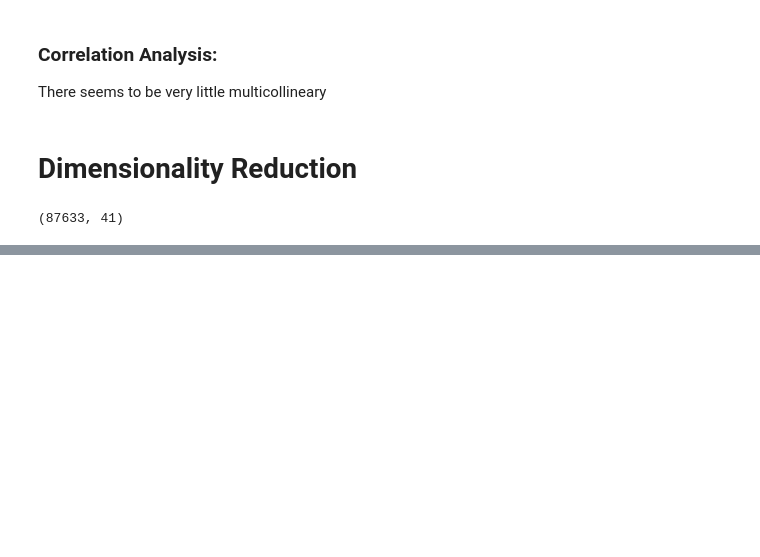
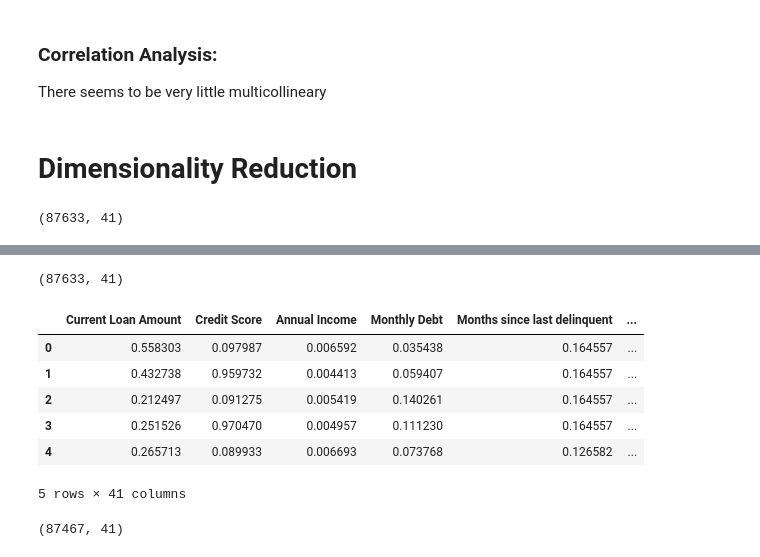
Before and after one commit to LaurentStar/Bank-Loans, a Jupyter notebook: EDA-prt2.ipynb, the cells around one changed output, grey strips where cells are left out. Drawn from its saved outputs; the diff is of its cells as text; code cells hidden in the pictures; blank space fills up the shorter version.

```diff
--- a/EDA-prt2.ipynb
+++ b/EDA-prt2.ipynb
@@ -511,0 +534,4 @@ standard_scaler = StandardScaler()
+# %%
+# Normalizing float64 columns
+org_col = bank_df.select_dtypes(include="float64")  # Selecting float columns
+cat_col = bank_df.select_dtypes(exclude="float64")  # Selection uint8 columns
@@ -512,2 +554,20 @@ standard_scaler = StandardScaler()
+# %%
+bank_df.shape
+# %% [output]
+(87633, 41)
+# %%
+bank_df_rescaled.head()
+# %% [output]
+|  | Current Loan Amount | Credit Score | Annual Income | Monthly Debt | Months since last delinquent | ... |
+| 0 | 0.558303 | 0.097987 | 0.006592 | 0.035438 | 0.164557 | ... |
+| 1 | 0.432738 | 0.959732 | 0.004413 | 0.059407 | 0.164557 | ... |
+| 2 | 0.212497 | 0.091275 | 0.005419 | 0.140261 | 0.164557 | ... |
+| 3 | 0.251526 | 0.970470 | 0.004957 | 0.111230 | 0.164557 | ... |
+| 4 | 0.265713 | 0.089933 | 0.006693 | 0.073768 | 0.126582 | ... |
+5 rows × 41 columns
+# %%
+bank_df_rescaled.shape
+# %% [output]
+(87467, 41)
 # %%
 # Using PCA for dimension reduction
```
Also changed, not shown: parts of 18 cells of this notebook.
